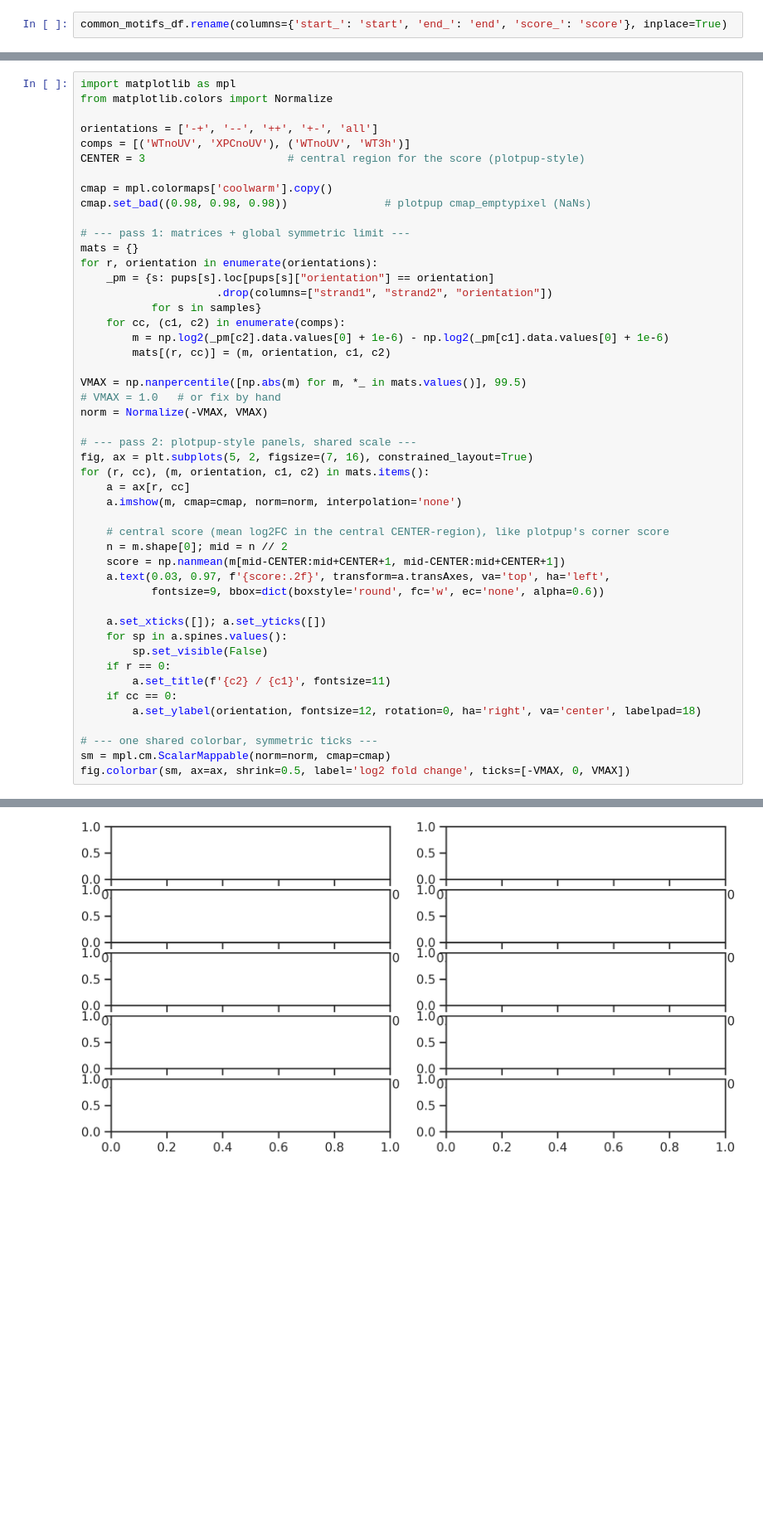
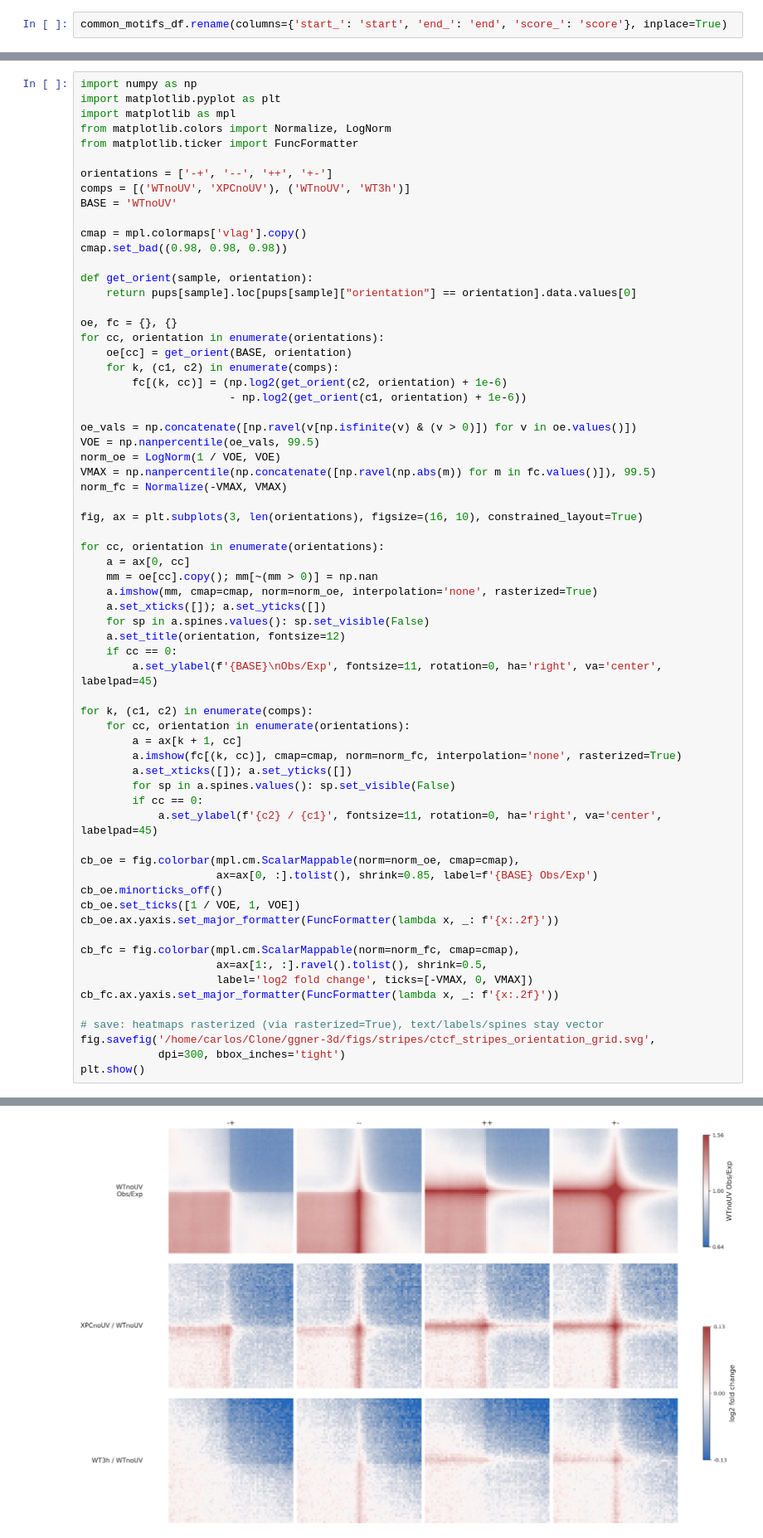
Before and after one commit to CompGenomeLab/ggner-3d, a Jupyter notebook: notebooks/stripes.ipynb, the cells around one changed output, grey strips where cells are left out. Shown at 83% size. Saved outputs shown, nothing was run; the diff lists cells and outputs as text; blank space fills up the shorter version.

```diff
--- a/notebooks/stripes.ipynb
+++ b/notebooks/stripes.ipynb
@@ -131,49 +131,67 @@ INFO:coolpuppy:('chr10_q', 'chr10_q'): 3521
 # %%
+import numpy as np
+import matplotlib.pyplot as plt
 import matplotlib as mpl
-from matplotlib.colors import Normalize
+from matplotlib.colors import Normalize, LogNorm
+from matplotlib.ticker import FuncFormatter
 
-orientations = ['-+', '--', '++', '+-', 'all']
+orientations = ['-+', '--', '++', '+-']
 comps = [('WTnoUV', 'XPCnoUV'), ('WTnoUV', 'WT3h')]
-CENTER = 3                      # central region for the score (plotpup-style)
+BASE = 'WTnoUV'
 
-cmap = mpl.colormaps['coolwarm'].copy()
-cmap.set_bad((0.98, 0.98, 0.98))               # plotpup cmap_emptypixel (NaNs)
+cmap = mpl.colormaps['vlag'].copy()
+cmap.set_bad((0.98, 0.98, 0.98))
 
-# --- pass 1: matrices + global symmetric limit ---
-mats = {}
-for r, orientation in enumerate(orientations):
-    _pm = {s: pups[s].loc[pups[s]["orientation"] == orientation]
-                     .drop(columns=["strand1", "strand2", "orientation"])
-           for s in samples}
-    for cc, (c1, c2) in enumerate(comps):
-        m = np.log2(_pm[c2].data.values[0] + 1e-6) - np.log2(_pm[c1].data.values[0] + 1e-6)
-        mats[(r, cc)] = (m, orientation, c1, c2)
+def get_orient(sample, orientation):
+    return pups[sample].loc[pups[sample]["orientation"] == orientation].data.values[0]
 
-VMAX = np.nanpercentile([np.abs(m) for m, *_ in mats.values()], 99.5)
-# VMAX = 1.0   # or fix by hand
-norm = Normalize(-VMAX, VMAX)
+oe, fc = {}, {}
+for cc, orientation in enumerate(orientations):
+    oe[cc] = get_orient(BASE, orientation)
+    for k, (c1, c2) in enumerate(comps):
+        fc[(k, cc)] = (np.log2(get_orient(c2, orientation) + 1e-6)
+                       - np.log2(get_orient(c1, orientation) + 1e-6))
 
-# --- pass 2: plotpup-style panels, shared scale ---
-fig, ax = plt.subplots(5, 2, figsize=(7, 16), constrained_layout=True)
-for (r, cc), (m, orientation, c1, c2) in mats.items():
-    a = ax[r, cc]
-    a.imshow(m, cmap=cmap, norm=norm, interpolation='none')
+oe_vals = np.concatenate([np.ravel(v[np.isfinite(v) & (v > 0)]) for v in oe.values()])
+VOE = np.nanpercentile(oe_vals, 99.5)
+norm_oe = LogNorm(1 / VOE, VOE)
+VMAX = np.nanpercentile(np.concatenate([np.ravel(np.abs(m)) for m in fc.values()]), 99.5)
+norm_fc = Normalize(-VMAX, VMAX)
 
-    # central score (mean log2FC in the central CENTER-region), like plotpup's corner score
-    n = m.shape[0]; mid = n // 2
-    score = np.nanmean(m[mid-CENTER:mid+CENTER+1, mid-CENTER:mid+CENTER+1])
-    a.text(0.03, 0.97, f'{score:.2f}', transform=a.transAxes, va='top', ha='left',
-           fontsize=9, bbox=dict(boxstyle='round', fc='w', ec='none', alpha=0.6))
+fig, ax = plt.subplots(3, len(orientations), figsize=(16, 10), constrained_layout=True)
 
+for cc, orientation in enumerate(orientations):
+    a = ax[0, cc]
+    mm = oe[cc].copy(); mm[~(mm > 0)] = np.nan
+    a.imshow(mm, cmap=cmap, norm=norm_oe, interpolation='none', rasterized=True)
     a.set_xticks([]); a.set_yticks([])
-    for sp in a.spines.values():
-        sp.set_visible(False)
-    if r == 0:
-        a.set_title(f'{c2} / {c1}', fontsize=11)
+    for sp in a.spines.values(): sp.set_visible(False)
+    a.set_title(orientation, fontsize=12)
     if cc == 0:
-        a.set_ylabel(orientation, fontsize=12, rotation=0, ha='right', va='center', labelpad=18)
+        a.set_ylabel(f'{BASE}\nObs/Exp', fontsize=11, rotation=0, ha='right', va='center', labelpad=45)
 
-# --- one shared colorbar, symmetric ticks ---
-sm = mpl.cm.ScalarMappable(norm=norm, cmap=cmap)
-fig.colorbar(sm, ax=ax, shrink=0.5, label='log2 fold change', ticks=[-VMAX, 0, VMAX])
+for k, (c1, c2) in enumerate(comps):
+    for cc, orientation in enumerate(orientations):
+        a = ax[k + 1, cc]
+        a.imshow(fc[(k, cc)], cmap=cmap, norm=norm_fc, interpolation='none', rasterized=True)
+        a.set_xticks([]); a.set_yticks([])
+        for sp in a.spines.values(): sp.set_visible(False)
+        if cc == 0:
+            a.set_ylabel(f'{c2} / {c1}', fontsize=11, rotation=0, ha='right', va='center', labelpad=45)
+
+cb_oe = fig.colorbar(mpl.cm.ScalarMappable(norm=norm_oe, cmap=cmap),
+                     ax=ax[0, :].tolist(), shrink=0.85, label=f'{BASE} Obs/Exp')
+cb_oe.minorticks_off()
+cb_oe.set_ticks([1 / VOE, 1, VOE])
+cb_oe.ax.yaxis.set_major_formatter(FuncFormatter(lambda x, _: f'{x:.2f}'))
+
+cb_fc = fig.colorbar(mpl.cm.ScalarMappable(norm=norm_fc, cmap=cmap),
+                     ax=ax[1:, :].ravel().tolist(), shrink=0.5,
+                     label='log2 fold change', ticks=[-VMAX, 0, VMAX])
+cb_fc.ax.yaxis.set_major_formatter(FuncFormatter(lambda x, _: f'{x:.2f}'))
+
+# save: heatmaps rasterized (via rasterized=True), text/labels/spines stay vector
+fig.savefig('/home/carlos/Clone/ggner-3d/figs/stripes/ctcf_stripes_orientation_grid.svg',
+            dpi=300, bbox_inches='tight')
+plt.show()
 # %% [output]
@@ -181 +198 @@ IndexError: index 0 is out of bounds for axis 0 with size 0
-[figure, old version]
+[figure, new version]
```
Also changed, not shown: parts of 2 cells of this notebook, 2 other files.
